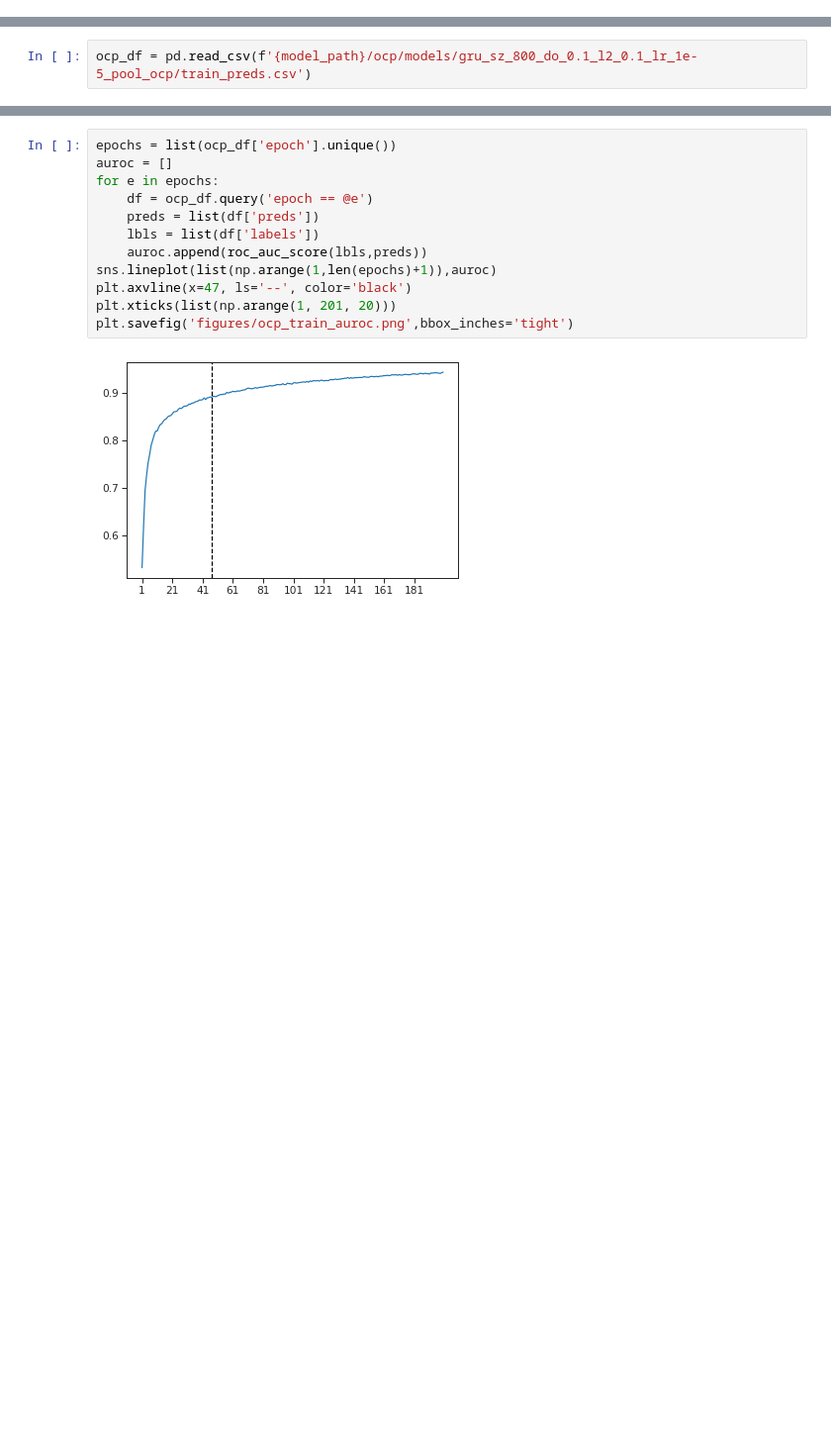
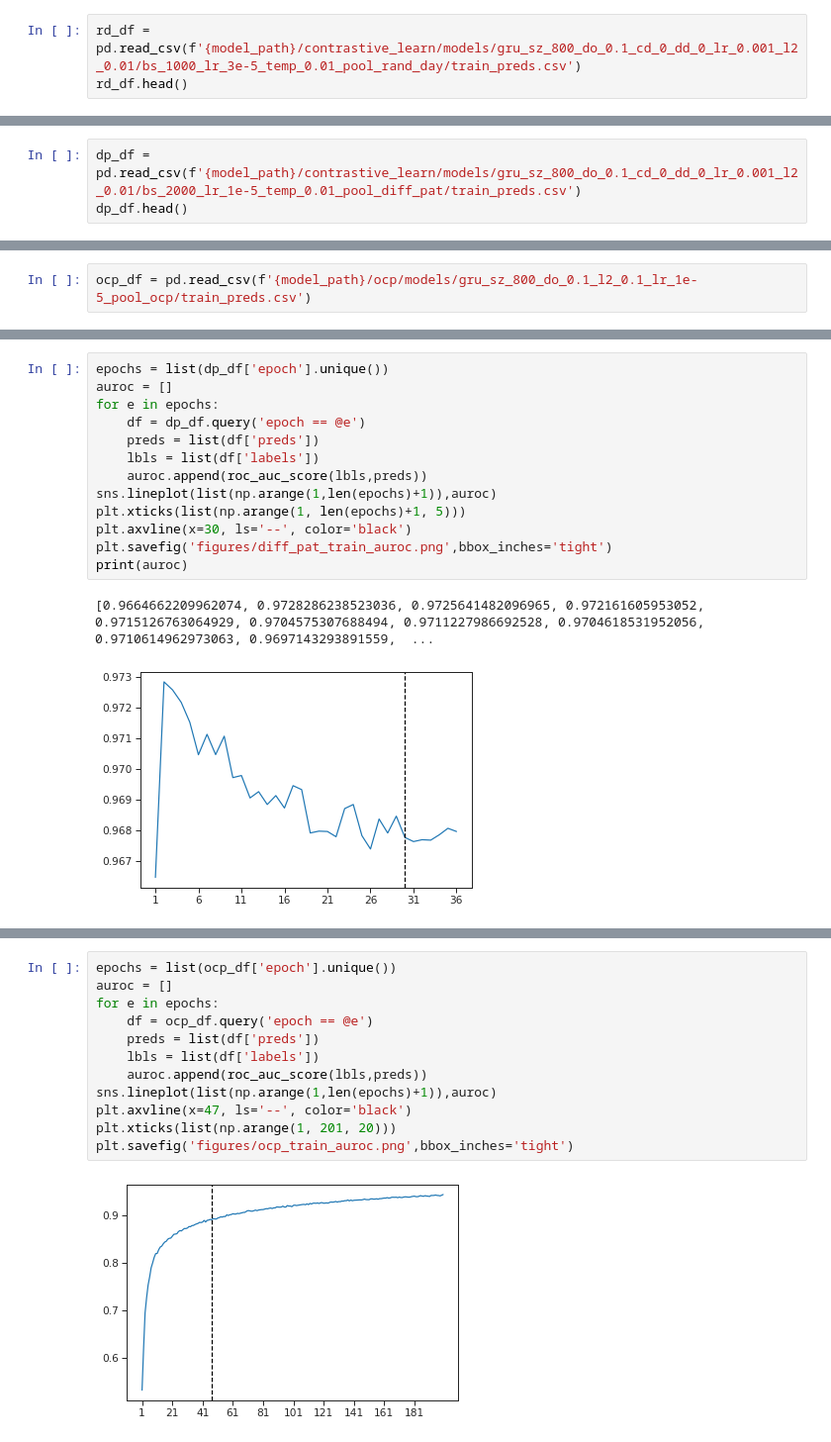
Before and after one commit to som-shahlab/CLMBR-contrastive-learning, a Jupyter notebook: experiments/main/notebooks/train_auroc.ipynb, the cells around one changed output, grey strips where cells are left out. Shown at 99% size. Cells and saved outputs as stored; diff of their text form; blank space fills up the shorter version.

```diff
--- a/experiments/main/notebooks/train_auroc.ipynb
+++ b/experiments/main/notebooks/train_auroc.ipynb
@@ -189,0 +40,3 @@ clr_df['bin_logit'] = logits
+# %%
+rd_df = pd.read_csv(f'{model_path}/contrastive_learn/models/gru_sz_800_do_0.1_cd_0_dd_0_lr_0.001_l2_0.01/bs_1000_lr_3e-5_temp_0.01_pool_rand_day/train_preds.csv')
+rd_df.head()
@@ -189,0 +50,3 @@ clr_df['bin_logit'] = logits
+# %%
+dp_df = pd.read_csv(f'{model_path}/contrastive_learn/models/gru_sz_800_do_0.1_cd_0_dd_0_lr_0.001_l2_0.01/bs_2000_lr_1e-5_temp_0.01_pool_diff_pat/train_preds.csv')
+dp_df.head()
@@ -220,3 +104,19 @@ plt.savefig('figures/rand_day_train_auroc.png',bbox_inches='tight')
+# %%
+epochs = list(dp_df['epoch'].unique())
+auroc = []
+for e in epochs:
+    df = dp_df.query('epoch == @e')
+    preds = list(df['preds'])
+    lbls = list(df['labels'])
+    auroc.append(roc_auc_score(lbls,preds))
+sns.lineplot(list(np.arange(1,len(epochs)+1)),auroc)
+plt.xticks(list(np.arange(1, len(epochs)+1, 5)))
+plt.axvline(x=30, ls='--', color='black')
+plt.savefig('figures/diff_pat_train_auroc.png',bbox_inches='tight')
+print(auroc)
+# %% [output]
+[0.9664662209962074, 0.9728286238523036, 0.9725641482096965, 0.972161605953052, 0.9715126763064929, 0.9704575307688494, 0.9711227986692528, 0.9704618531952056, 0.9710614962973063, 0.9697143293891559,  ...
+[figure, added]
 # %%
 epochs = list(mr_df['epoch'].unique())
 auroc = []
```
Also changed, not shown: parts of 14 cells of this notebook, 6 other files.
